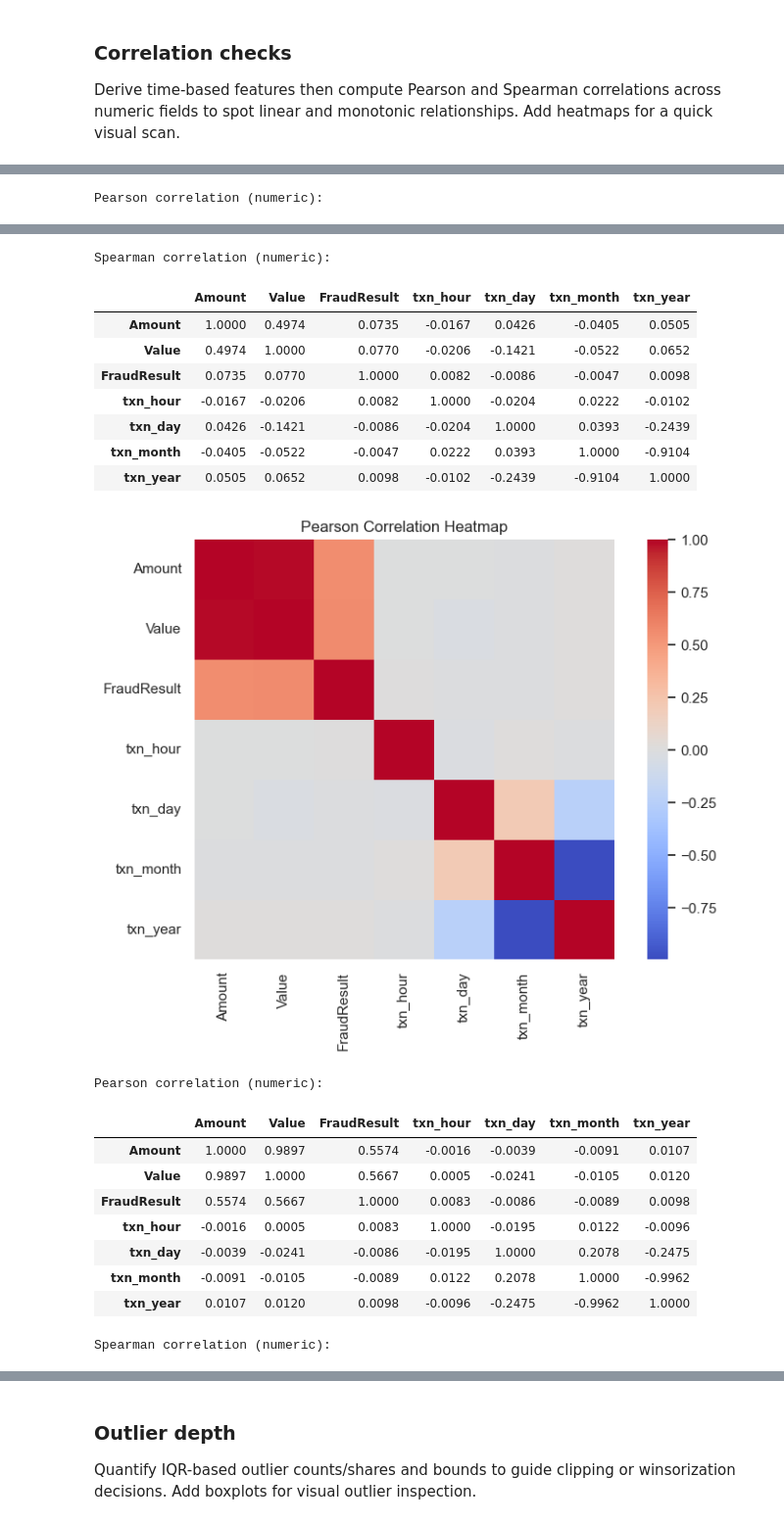
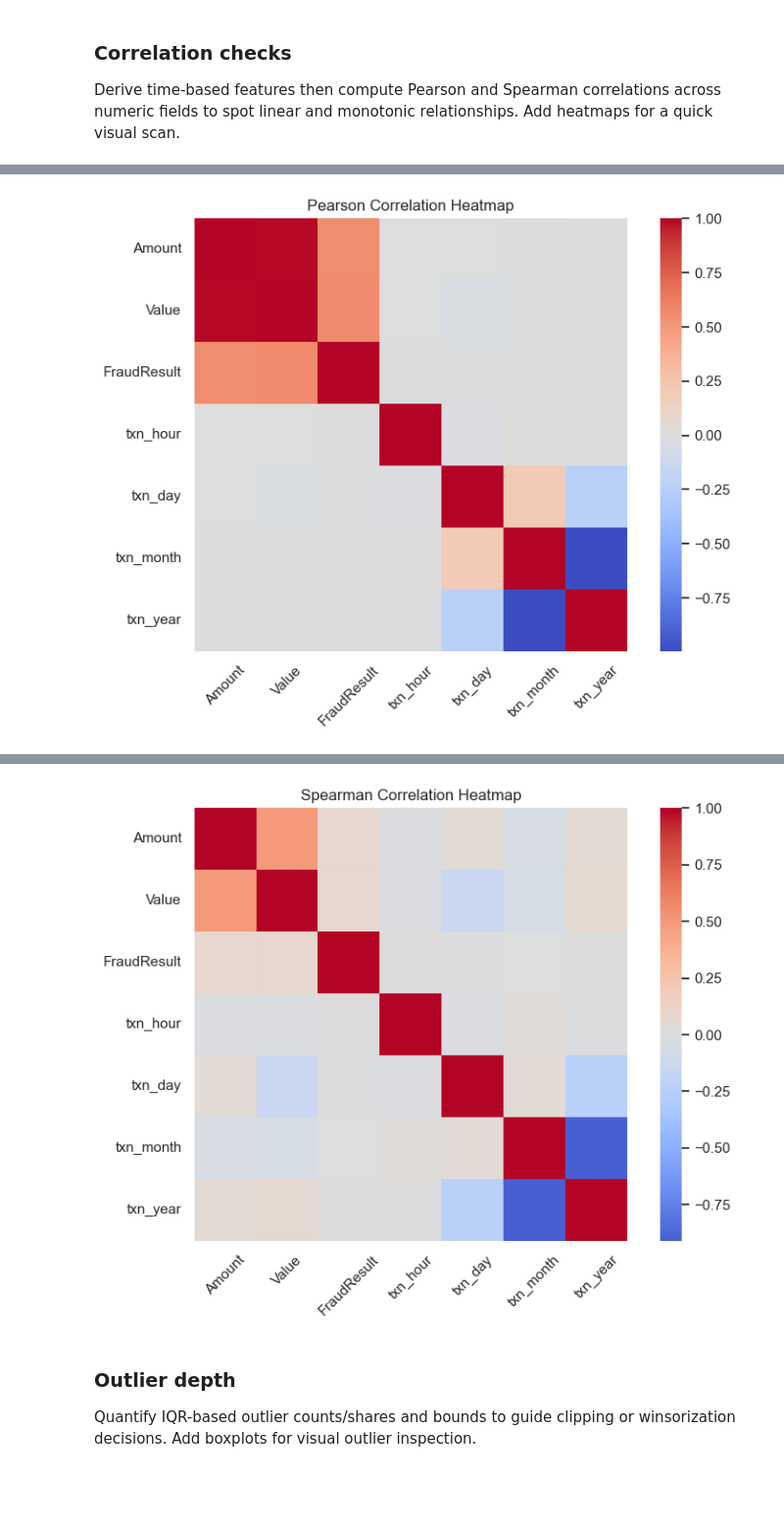
Before and after one commit to switch247/credit-risk-model-week4, a Jupyter notebook: notebooks/01_eda.ipynb, the cells around one changed output, grey strips where cells are left out. Shown at 98% size. Saved outputs shown, nothing was run; the diff lists cells and outputs as text; code cells hidden in the pictures; blank space fills up the shorter version.

```diff
--- a/notebooks/01_eda.ipynb
+++ b/notebooks/01_eda.ipynb
@@ -363,16 +311,10 @@ display(corr_pearson)
 print("Spearman correlation (numeric):")
 display(corr_spearman)
 
-# Plot heatmaps for visual correlation scan
-import seaborn as sns
-import matplotlib.pyplot as plt
-
+# Plot heatmaps for visual correlation scan via Plotter
 for name, corr_mat in [("Pearson", corr_pearson), ("Spearman", corr_spearman)]:
-    plt.figure(figsize=(8, 6))
-    sns.heatmap(corr_mat, cmap="coolwarm", center=0, square=True, annot=False)
-    plt.title(f"{name} Correlation Heatmap")
-    plt.tight_layout()
-    plt.show()
+    # Use the Plotter helper so figures are displayed and auto-saved consistently
+    plotter.plot_heatmap(corr_mat, title=f"{name} Correlation Heatmap", annot=False)
 # %% [output]
 Pearson correlation (numeric):
 |  | Amount | Value | FraudResult | txn_hour | txn_day | txn_month | txn_year |
@@ -392,4 +334,3 @@ Spearman correlation (numeric):
 | txn_day | 0.0426 | -0.1421 | -0.0086 | -0.0204 | 1.0000 | 0.0393 | -0.2439 |
 | txn_month | -0.0405 | -0.0522 | -0.0047 | 0.0222 | 0.0393 | 1.0000 | -0.9104 |
 | txn_year | 0.0505 | 0.0652 | 0.0098 | -0.0102 | -0.2439 | -0.9104 | 1.0000 |
-Pearson correlation (numeric):
@@ -404,20 +337 @@ Pearson correlation (numeric):
-Spearman correlation (numeric):
-|  | Amount | Value | FraudResult | txn_hour | txn_day | txn_month | txn_year |
-| Amount | 1.0000 | 0.4974 | 0.0735 | -0.0167 | 0.0426 | -0.0405 | 0.0505 |
-| Value | 0.4974 | 1.0000 | 0.0770 | -0.0206 | -0.1421 | -0.0522 | 0.0652 |
-| FraudResult | 0.0735 | 0.0770 | 1.0000 | 0.0082 | -0.0086 | -0.0047 | 0.0098 |
-| txn_hour | -0.0167 | -0.0206 | 0.0082 | 1.0000 | -0.0204 | 0.0222 | -0.0102 |
-| txn_day | 0.0426 | -0.1421 | -0.0086 | -0.0204 | 1.0000 | 0.0393 | -0.2439 |
-| txn_month | -0.0405 | -0.0522 | -0.0047 | 0.0222 | 0.0393 | 1.0000 | -0.9104 |
-| txn_year | 0.0505 | 0.0652 | 0.0098 | -0.0102 | -0.2439 | -0.9104 | 1.0000 |
-[figure, old version]
+[figure, new version]
-Pearson correlation (numeric):
-|  | Amount | Value | FraudResult | txn_hour | txn_day | txn_month | txn_year |
-| Amount | 1.0000 | 0.9897 | 0.5574 | -0.0016 | -0.0039 | -0.0091 | 0.0107 |
-| Value | 0.9897 | 1.0000 | 0.5667 | 0.0005 | -0.0241 | -0.0105 | 0.0120 |
-| FraudResult | 0.5574 | 0.5667 | 1.0000 | 0.0083 | -0.0086 | -0.0089 | 0.0098 |
-| txn_hour | -0.0016 | 0.0005 | 0.0083 | 1.0000 | -0.0195 | 0.0122 | -0.0096 |
-| txn_day | -0.0039 | -0.0241 | -0.0086 | -0.0195 | 1.0000 | 0.2078 | -0.2475 |
-| txn_month | -0.0091 | -0.0105 | -0.0089 | 0.0122 | 0.2078 | 1.0000 | -0.9962 |
-| txn_year | 0.0107 | 0.0120 | 0.0098 | -0.0096 | -0.2475 | -0.9962 | 1.0000 |
-Spearman correlation (numeric):
@@ -425,3 +338,4 @@ Spearman correlation (numeric):
+[figure, added]
 # %% [markdown]
 ### Outlier depth
 Quantify IQR-based outlier counts/shares and bounds to guide clipping or winsorization decisions. Add boxplots for visual outlier inspection.
```
Also changed, not shown: parts of 7 cells of this notebook, 3 other files.
